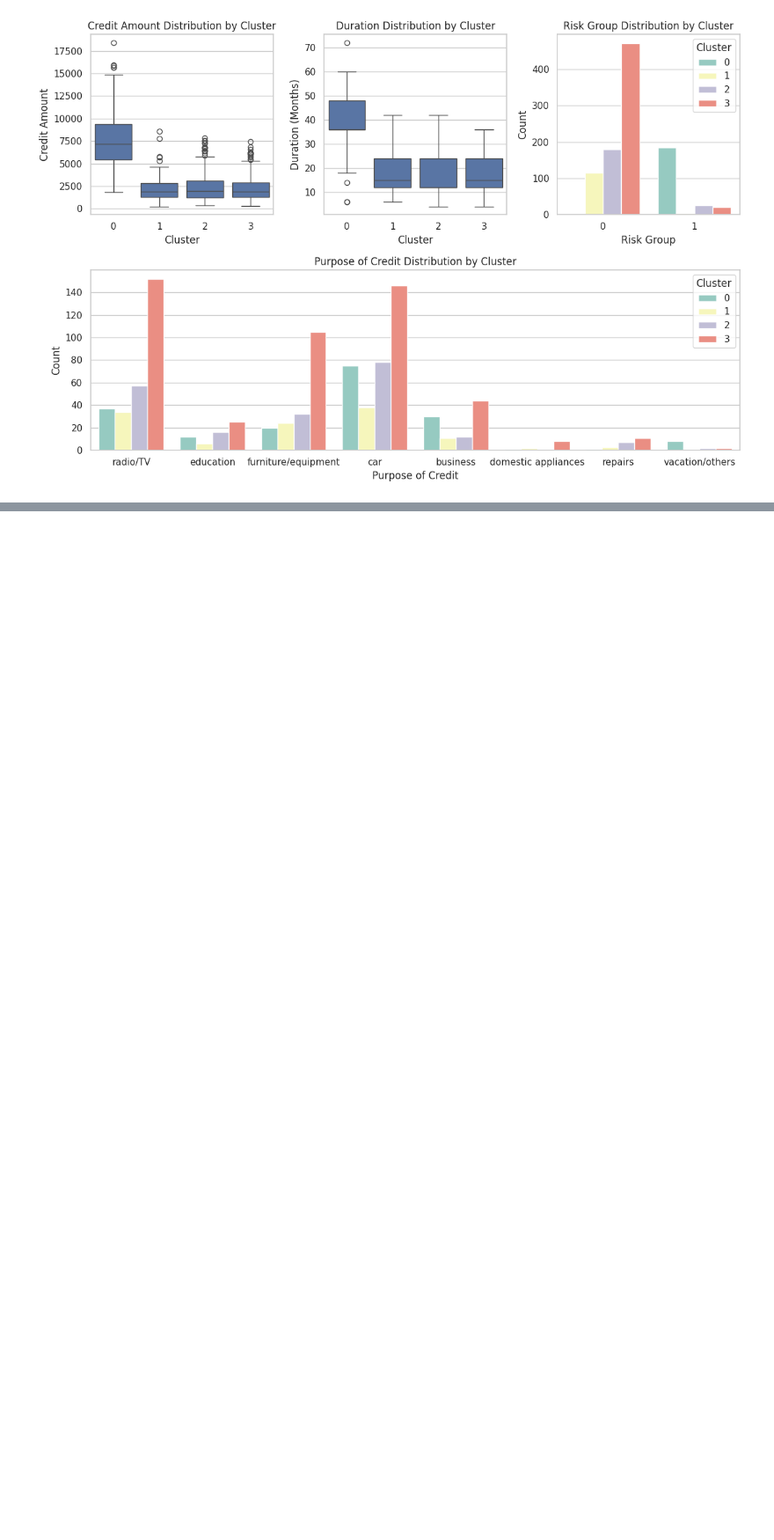
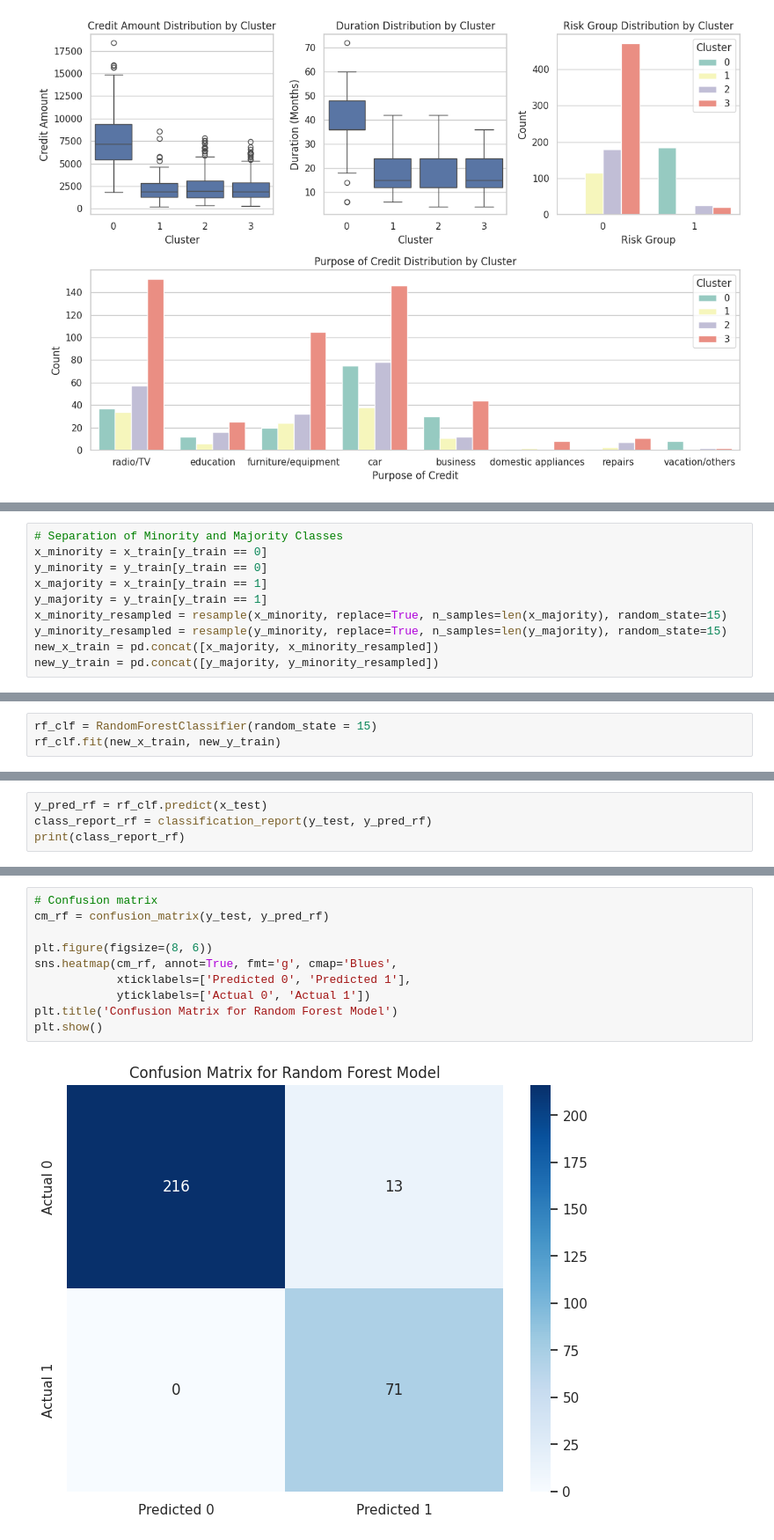
Before and after one commit to dataelvisliang/german_credit_risk, a Jupyter notebook: German_Credit_Risk.ipynb, the cells around one changed output, grey strips where cells are left out. Shown at 88% size. Drawn from its saved outputs; the diff is of its cells as text; blank space fills up the shorter version.

```diff
--- a/German_Credit_Risk.ipynb
+++ b/German_Credit_Risk.ipynb
@@ -653,0 +697,10 @@ plt.show()
+# %%
+# Separation of Minority and Majority Classes
+x_minority = x_train[y_train == 0]
+y_minority = y_train[y_train == 0]
+x_majority = x_train[y_train == 1]
+y_majority = y_train[y_train == 1]
+x_minority_resampled = resample(x_minority, replace=True, n_samples=len(x_majority), random_state=15)
+y_minority_resampled = resample(y_minority, replace=True, n_samples=len(y_majority), random_state=15)
+new_x_train = pd.concat([x_majority, x_minority_resampled])
+new_y_train = pd.concat([y_majority, y_minority_resampled])
@@ -653,0 +716,3 @@ plt.show()
+# %%
+rf_clf = RandomForestClassifier(random_state = 15)
+rf_clf.fit(new_x_train, new_y_train)
@@ -653,0 +723,4 @@ plt.show()
+# %%
+y_pred_rf = rf_clf.predict(x_test)
+class_report_rf = classification_report(y_test, y_pred_rf)
+print(class_report_rf)
@@ -653,0 +770,12 @@ plt.show()
+# %%
+# Confusion matrix
+cm_rf = confusion_matrix(y_test, y_pred_rf)
+
+plt.figure(figsize=(8, 6))
+sns.heatmap(cm_rf, annot=True, fmt='g', cmap='Blues',
+            xticklabels=['Predicted 0', 'Predicted 1'],
+            yticklabels=['Actual 0', 'Actual 1'])
+plt.title('Confusion Matrix for Random Forest Model')
+plt.show()
+# %% [output]
+[figure, added]
```
Also changed, not shown: parts of 19 cells of this notebook.
